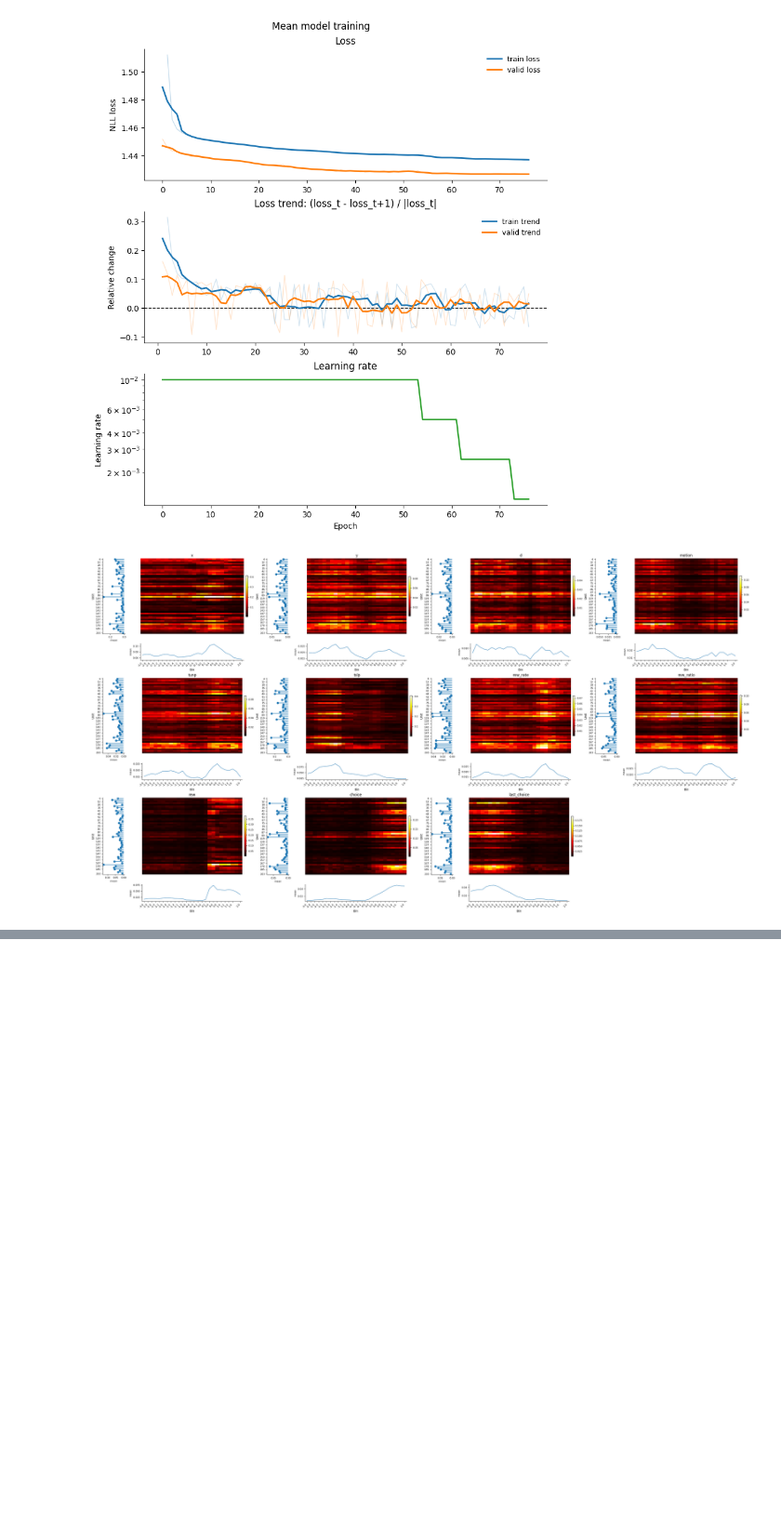
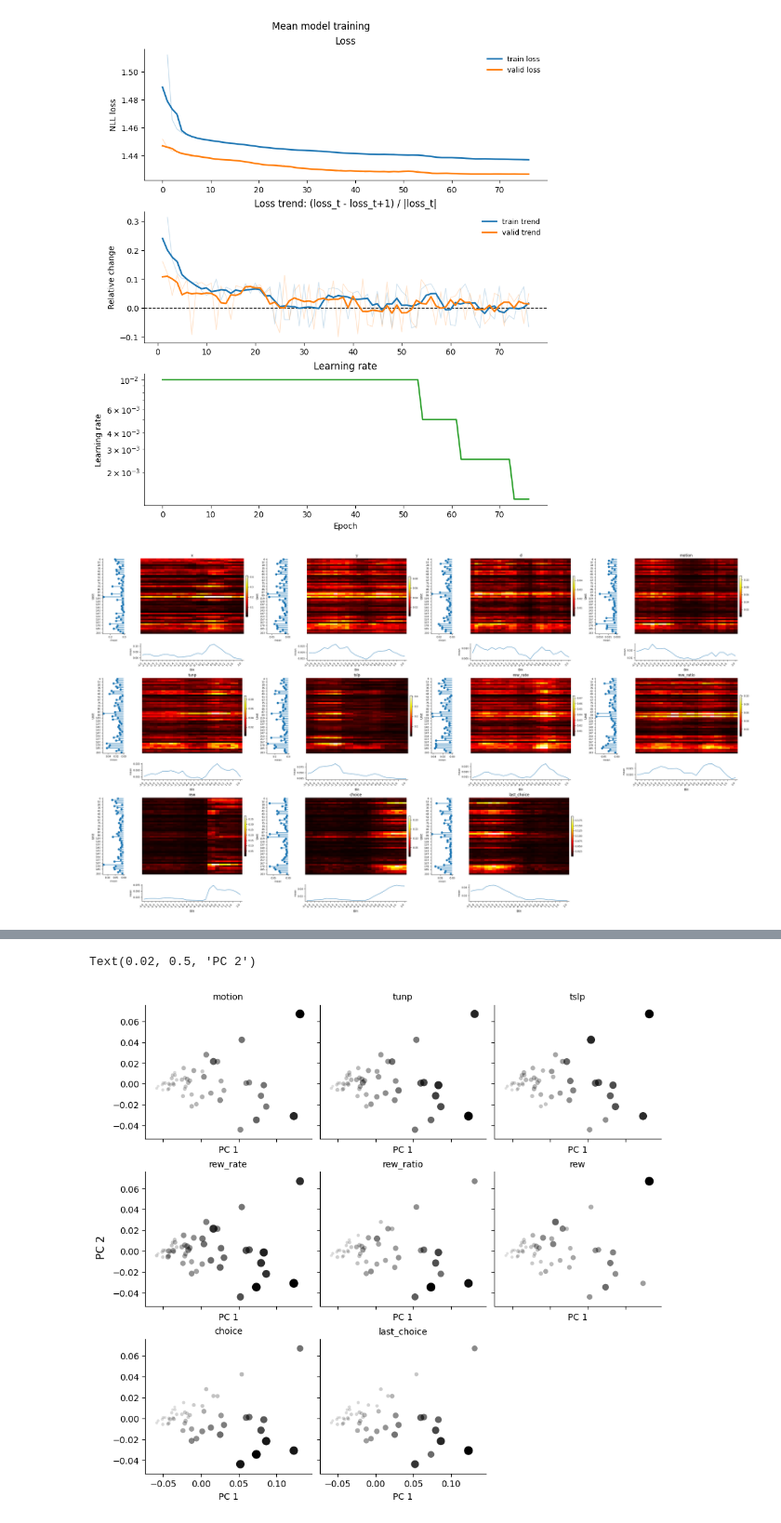
Before and after one commit to ZareiShayan/mean-cov-model, a Jupyter notebook: mean-cov-model.ipynb, the cells around one changed output, grey strips where cells are left out. Shown at 93% size. Cells and saved outputs as stored; diff of their text form; code cells hidden in the pictures; blank space fills up the shorter version.

```diff
--- a/mean-cov-model.ipynb
+++ b/mean-cov-model.ipynb
@@ -1840,0 +1720,55 @@ def plot_training_history(history, title=None, savepath=None):
+# %%
+weights = np.abs(feature_permutation_Attribute).mean(axis=(0, 2))[3:]
+variable_names_plot = variable_names[3:]
+
+n = weights.shape[0]
+cols = int(np.ceil(np.sqrt(n)))
+rows = int(np.ceil(n / cols))
+
+pca = PCA(n_components=2)
+weights_pca = pca.fit_transform(weights.T)
+
+fig, axs = plt.subplots(
+    nrows=rows,
+    ncols=cols,
+    figsize=(3.0 * cols, 2.7 * rows),
+    sharex=True,
+    sharey=True,
+    layout='constrained',
+)
+
+xmin, ymin = weights_pca.min(axis=0)
+xmax, ymax = weights_pca.max(axis=0)
+padx, pady = 0.08 * (xmax - xmin), 0.08 * (ymax - ymin)
+
+for i, ax in enumerate(axs.flat):
+    if i >= n:
+        ax.axis('off')
+        continue
+
+    weights_variable = weights[i]
+    weights_normalized = (
+        (weights_variable - weights_variable.min()) /
+        (np.ptp(weights_variable) + 1e-8)
+    )
+
+    ax.scatter(
+        weights_pca[:, 0],
+        weights_pca[:, 1],
+        s=10 + 90 * weights_normalized,
+        c='black',
+        alpha=0.12 + 0.88 * weights_normalized,
+        linewidths=0,
+    )
+
+    ax.set_title(variable_names_plot[i], fontsize=10)
+    ax.set_xlim(xmin - padx, xmax + padx)
+    ax.set_ylim(ymin - pady, ymax + pady)
+    ax.set_xlabel('PC 1')
+    ax.spines['top'].set_visible(False)
+    ax.spines['right'].set_visible(False)
+
+fig.supylabel('PC 2')
+# %% [output]
+Text(0.02, 0.5, 'PC 2')
+[figure, added]
```
Also changed, not shown: parts of 7 cells of this notebook.
